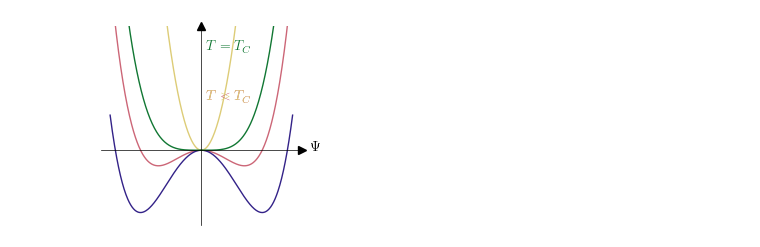
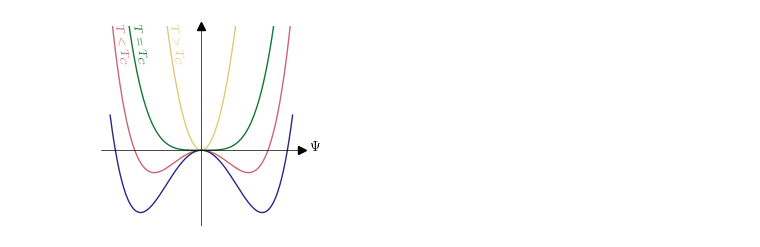
Before and after one commit to Ruberhauptmann/masters-thesis-manuscript, a Jupyter notebook: images/generate_illustrations.ipynb, the cells around one changed output. Drawn from its saved outputs; the diff is of its cells as text; code cells hidden in the pictures.

```diff
--- a/images/generate_illustrations.ipynb
+++ b/images/generate_illustrations.ipynb
@@ -3,8 +3,8 @@ import numpy as np
 import matplotlib.pyplot as plt
 import scienceplots
 # %%
-#plt.style.use(['./thesis.mplstyle', "science", "grid", "muted"])
-plt.style.use(['./thesis.mplstyle'])
+plt.style.use(['./thesis.mplstyle', "science", "grid", "muted"])
+#plt.style.use(['./thesis.mplstyle'])
 # %%
 def landau_free_energy(phi, a, t, T_C, u):
     return -0.5 * a * T_C * (1 - t) * np.power(np.abs(phi), 2) + 0.25 * u * np.power(np.abs(phi), 4)
@@ -17,43 +17,43 @@ phi = np.linspace(-1.5, 1.5, num=500)
 
 fig, ax = plt.subplots(figsize=(2.59, 2.59))
 
-t = 0.5
+t = 0.4
 ax.plot(phi, landau_free_energy(phi, a, t, T_C, u))
-ax.text(0.08, 0.2, r'$T < T_C$', color="C0")
+ax.text(-1.45, 0.35, r'$T < T_C$', size="small", rotation=-80, color="C0")
 
 t = 1e-6
 ax.plot(phi, landau_free_energy(phi, a, t, T_C, u))
 
 t = 4
 ax.plot(phi, landau_free_energy(phi, a, t, T_C, u))
-ax.text(0.08, 0.2, '$T > T_C$', color="C2")
+ax.text(-0.55, 0.35, '$T > T_C$', size="small", rotation=-80, color="C2")
 
 t = 1
 ax.plot(phi, landau_free_energy(phi, a, t, T_C, u))
-ax.text(0.08, 0.4, '$T = T_C$', color="C3")
+ax.text(-1.15, 0.35, '$T = T_C$', size="small", rotation=-80, color="C3")
 
 # Move the left and bottom spines to x = 0 and y = 0, respectively.
 ax.spines["left"].set_position(("data", 0))
 ax.spines["bottom"].set_position(("data", 0))
 # Hide the top and right spines.
 ax.spines["top"].set_visible(False)
 ax.spines["right"].set_visible(False)
 
 ax.plot(1, 0, ">k", transform=ax.get_yaxis_transform(), clip_on=False)
 ax.plot(0, 1, "^k", transform=ax.get_xaxis_transform(), clip_on=False)
 
 # Remove ticks
 ax.set_xticks([])
 ax.set_yticks([])
 
 ax.set_ylim(top=0.5, bottom=-0.3)
 
 ax.set_xlabel(r"$\Psi$")
 ax.xaxis.set_label_coords(1.07, 0.42)
 
 fig.savefig("landau_free_energy.pgf")
 # %% [output]
-[figure, old version]
+[figure, new version]
 # %%
 def ginzburg_landau_free_energy(phi_re, phi_im, a, t, T_C, u):
     return -0.5 * a * T_C * (1 - t) * np.power(np.abs(phi_re + 1j * phi_im), 2) + 0.25 * u * np.power(np.abs(phi_re + 1j * phi_im), 4)
```
Also changed, not shown: parts of 1 cell of this notebook, 14 other files.
